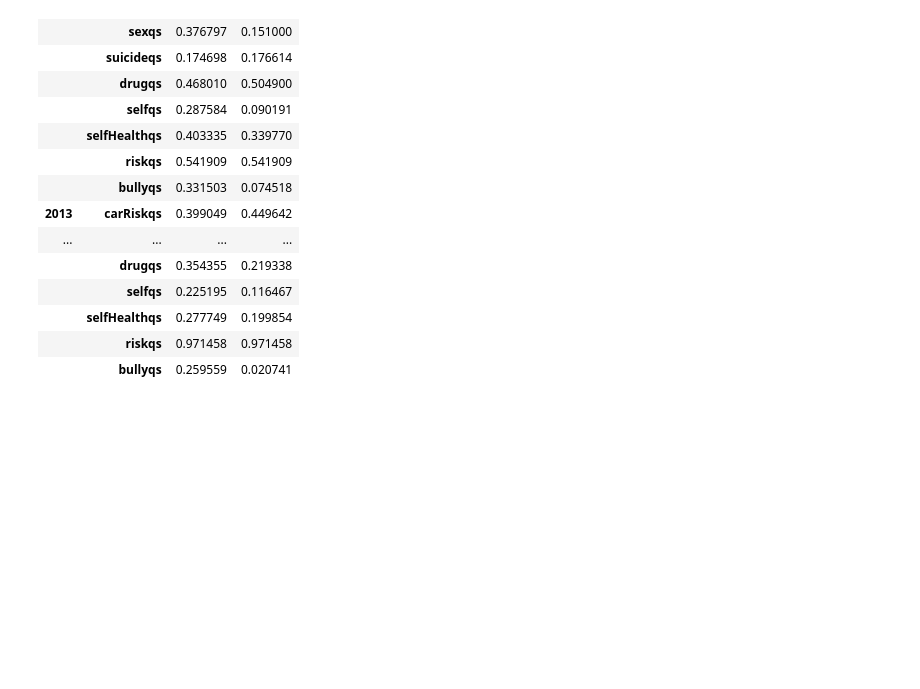
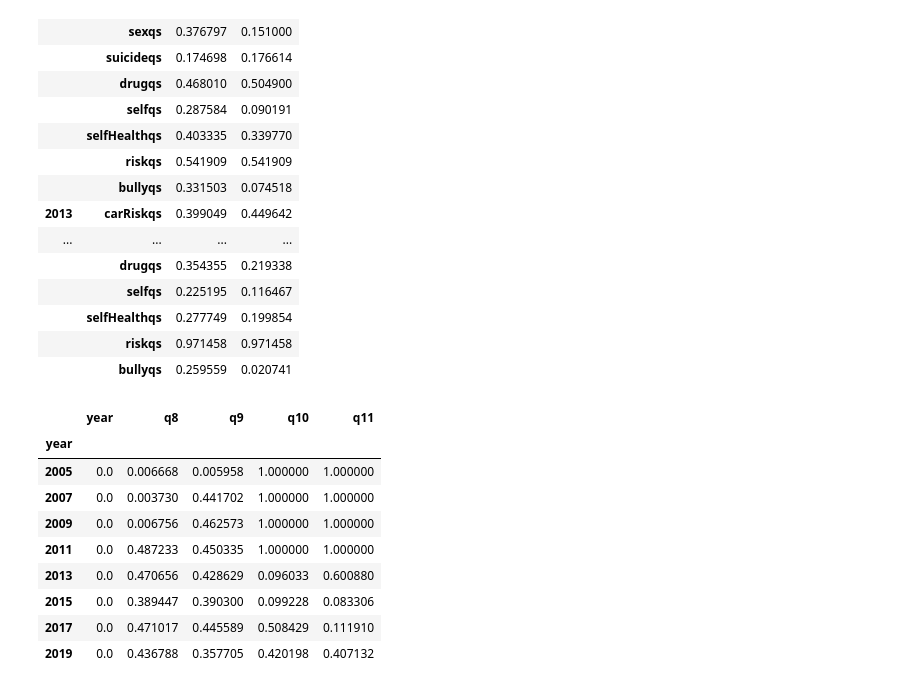
Before and after one commit to brodyee/STATS551_Project, a Jupyter notebook: eda/brodysEDA.ipynb, the cells around one changed output. Drawn from its saved outputs; the diff is of its cells as text; code cells hidden in the pictures; blank space fills up the shorter version.

```diff
--- a/eda/brodysEDA.ipynb
+++ b/eda/brodysEDA.ipynb
@@ -338,3 +352,16 @@ yearlyMissingQs.loc[2010:,]
 |  | selfHealthqs | 0.277749 | 0.199854 |
 |  | riskqs | 0.971458 | 0.971458 |
 |  | bullyqs | 0.259559 | 0.020741 |
+# %%
+survDat.query("year >= 2005").loc[:,["year"]+carRiskqs].groupby("year").apply(lambda y : y.isna().sum() / y.shape[0])
+# %% [output]
+|  | year | q8 | q9 | q10 | q11 |
+| year |  |  |  |  |  |
+| 2005 | 0.0 | 0.006668 | 0.005958 | 1.000000 | 1.000000 |
+| 2007 | 0.0 | 0.003730 | 0.441702 | 1.000000 | 1.000000 |
+| 2009 | 0.0 | 0.006756 | 0.462573 | 1.000000 | 1.000000 |
+| 2011 | 0.0 | 0.487233 | 0.450335 | 1.000000 | 1.000000 |
+| 2013 | 0.0 | 0.470656 | 0.428629 | 0.096033 | 0.600880 |
+| 2015 | 0.0 | 0.389447 | 0.390300 | 0.099228 | 0.083306 |
+| 2017 | 0.0 | 0.471017 | 0.445589 | 0.508429 | 0.111910 |
+| 2019 | 0.0 | 0.436788 | 0.357705 | 0.420198 | 0.407132 |
```
Also changed, not shown: parts of 2 cells of this notebook.
